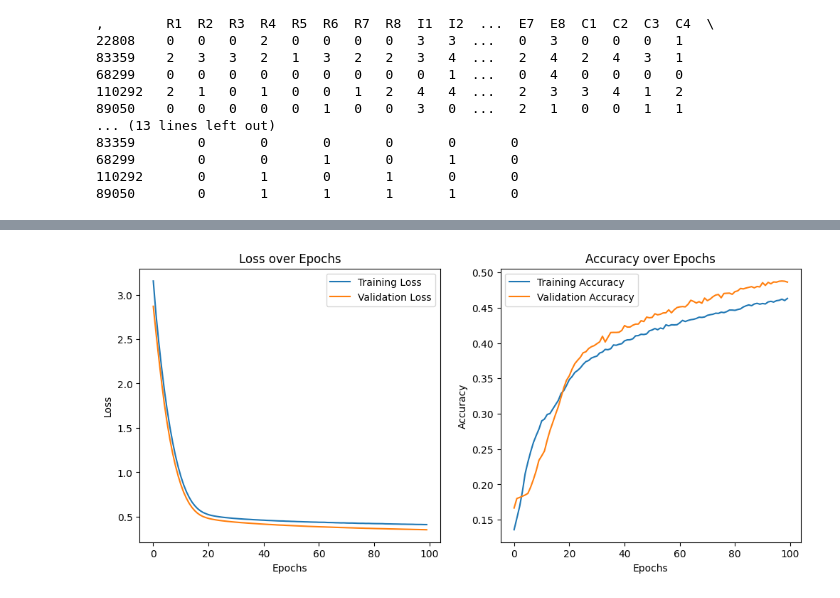
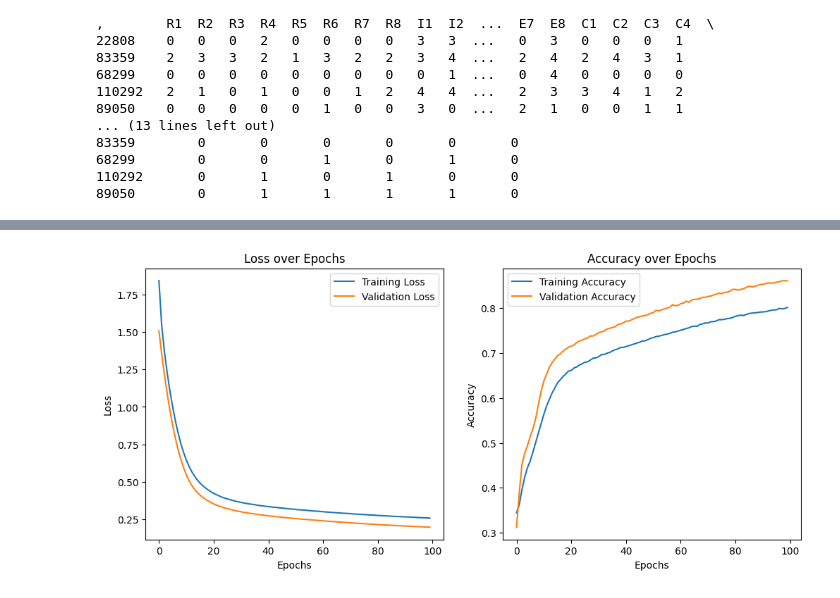
Before and after one commit to PathXplorer-C242-PS289/MachineLearning, a Jupyter notebook: model.ipynb, the cells around one changed output, grey strips where cells are left out. Saved outputs shown, nothing was run; the diff lists cells and outputs as text; code cells hidden in the pictures.

Commit message:
WIP: using f1 score metric

```diff
--- a/model.ipynb
+++ b/model.ipynb
@@ -75,12 +77,23 @@ Data training sample    :
 
 # print(f"Data training shape\t: {x_resampled.shape[:]}")
 # print(f"Label training shape\t: {y_resampled.shape[:]}")
+# %%
+def f1_score(y_true, y_pred):
+    y_pred_classes = K.round(y_pred)
+    tp = K.sum(K.cast(y_true * y_pred_classes, 'float'), axis=0)
+    fp = K.sum(K.cast((1 - y_true) * y_pred_classes, 'float'), axis=0)
+    fn = K.sum(K.cast(y_true * (1 - y_pred_classes), 'float'), axis=0)
+
+    precision = tp / (tp + fp + K.epsilon())
+    recall = tp / (tp + fn + K.epsilon())
+    f1 = 2 * (precision * recall) / (precision + recall + K.epsilon())
+    return K.mean(f1)
 # %%
 model = tf.keras.Sequential([
     tf.keras.Input(shape=(INPUT_SHAPE,)),
-    tf.keras.layers.Dense(32, activation='relu', kernel_regularizer=tf.keras.regularizers.l2(0.01), name='dense_layer_1'),
+    tf.keras.layers.Dense(64, activation='relu', kernel_regularizer=tf.keras.regularizers.l2(0.01), name='dense_layer_1'),
     tf.keras.layers.Dropout(0.5, name='dropout_layer_1'),
-    tf.keras.layers.Dense(16, activation='relu',kernel_regularizer=tf.keras.regularizers.l2(0.1), name='dense_layer_2'),
+    tf.keras.layers.Dense(32, activation='relu',kernel_regularizer=tf.keras.regularizers.l2(0.01), name='dense_layer_2'),
     tf.keras.layers.Dropout(0.3, name='dropout_layer_2'),
     tf.keras.layers.Dense(OUTPUT_SHAPE, activation='sigmoid', name='output_layer')
 ])
@@ -109,8 +122,8 @@ _________________________________________________________________
 # %%
 model.compile(optimizer=tf.keras.optimizers.Adam(learning_rate=0.00001),
               loss='binary_crossentropy',
-              metrics=['accuracy'])
+              metrics=[f1_score])
 # %%
-history = model.fit(x_train, y_train, epochs=EPOCHS, batch_size=BATCH_SIZE, validation_data=(x_test, y_test), verbose=1)
+history = model.fit(x_train, y_train, epochs=100, batch_size=BATCH_SIZE, validation_data=(x_test, y_test), verbose=1)
 # %% [output]
 Epoch 1/100
@@ -133,25 +152,25 @@ Epoch 100/100
 # %%
 plt.figure(figsize=(12, 5))
 
 plt.subplot(1, 2, 1)
 plt.plot(history.history['loss'], label='Training Loss')
 plt.plot(history.history['val_loss'], label='Validation Loss')
 plt.title('Loss over Epochs')
 plt.xlabel('Epochs')
 plt.ylabel('Loss')
 plt.legend()
 
 plt.subplot(1, 2, 2)
-plt.plot(history.history['accuracy'], label='Training Accuracy')
-plt.plot(history.history['val_accuracy'], label='Validation Accuracy')
+plt.plot(history.history['f1_score'], label='Training Accuracy')
+plt.plot(history.history['val_f1_score'], label='Validation Accuracy')
 plt.title('Accuracy over Epochs')
 plt.xlabel('Epochs')
 plt.ylabel('Accuracy')
 plt.legend()
 
 plt.show()
 # %% [output]
-[figure, old version]
+[figure, new version]
 # %%
 new_data = np.array([[4,4,4,5,2,2,1,1,4,1,1,4,1,2,1,1,1,1,2,4,4,2,3,5,2,1,1,1,1,1,1,4,2,5,5,1,2,1,4,1,3,4,5,2,3,1,2,4]])
 
```
Also changed, not shown: parts of 6 cells of this notebook, 1 other file.
